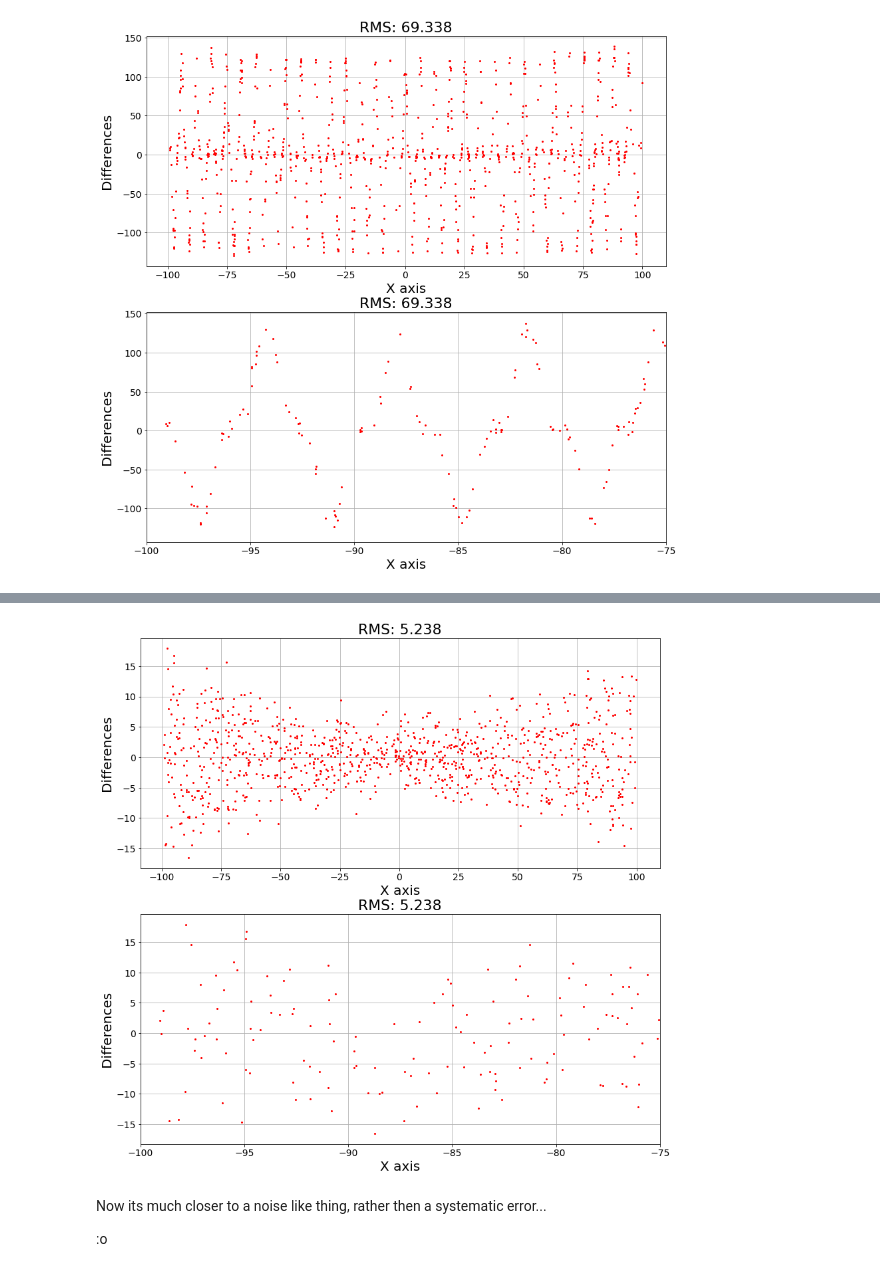
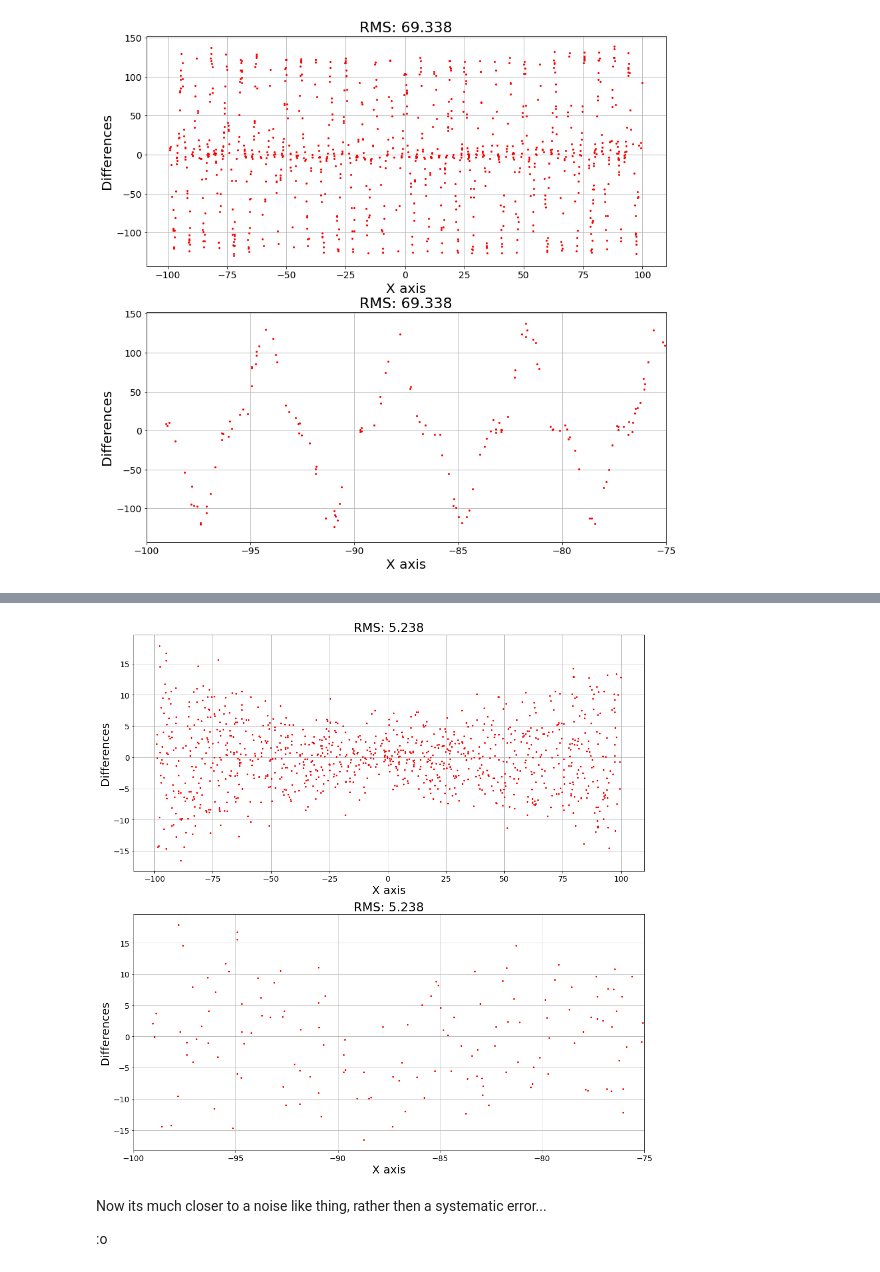
Before and after one commit to AdamGTaylor/DataMining_2021, a Jupyter notebook: hw4/HW_04.ipynb, the cells around one changed output, grey strips where cells are left out. Cells and saved outputs as stored; diff of their text form; code cells hidden in the pictures.

```diff
--- a/hw4/HW_04.ipynb
+++ b/hw4/HW_04.ipynb
@@ -146,26 +150,27 @@ plt.show()
 # %%
 differences = y - polyreg2.predict(x[:, np.newaxis])  #get differences
 remainer = np.sqrt(np.mean(differences**2))          #some good measurement for catching the better fit
 
 fig,ax = plt.subplots(2,1,figsize=(14,14))
 ax[0].set_title("RMS: {0:.3f}".format(remainer),fontsize=22)
 ax[0].plot(x,differences," ro",markersize=2)
 ax[0].set_xlabel("X axis",fontsize=20)
 ax[0].set_ylabel("Differences",fontsize=20)
 ax[0].tick_params(axis="both",labelsize=14)
 ax[0].grid()
 
 ax[1].set_title("RMS: {0:.3f}".format(remainer),fontsize=22)
 ax[1].plot(x,differences," ro",markersize=2)
 ax[1].set_xlabel("X axis",fontsize=20)
 ax[1].set_ylabel("Differences",fontsize=20)
 ax[1].tick_params(axis="both",labelsize=14)
 ax[1].set_xlim(-100,-75)
 ax[1].grid()
 
+fig.tight_layout()
 plt.show()
 # %% [output]
-[figure, old version]
+[figure, new version]
 # %% [markdown]
 Now its much closer to a noise like thing, rather then a systematic error...
 
```
Also changed, not shown: parts of 8 cells of this notebook.
